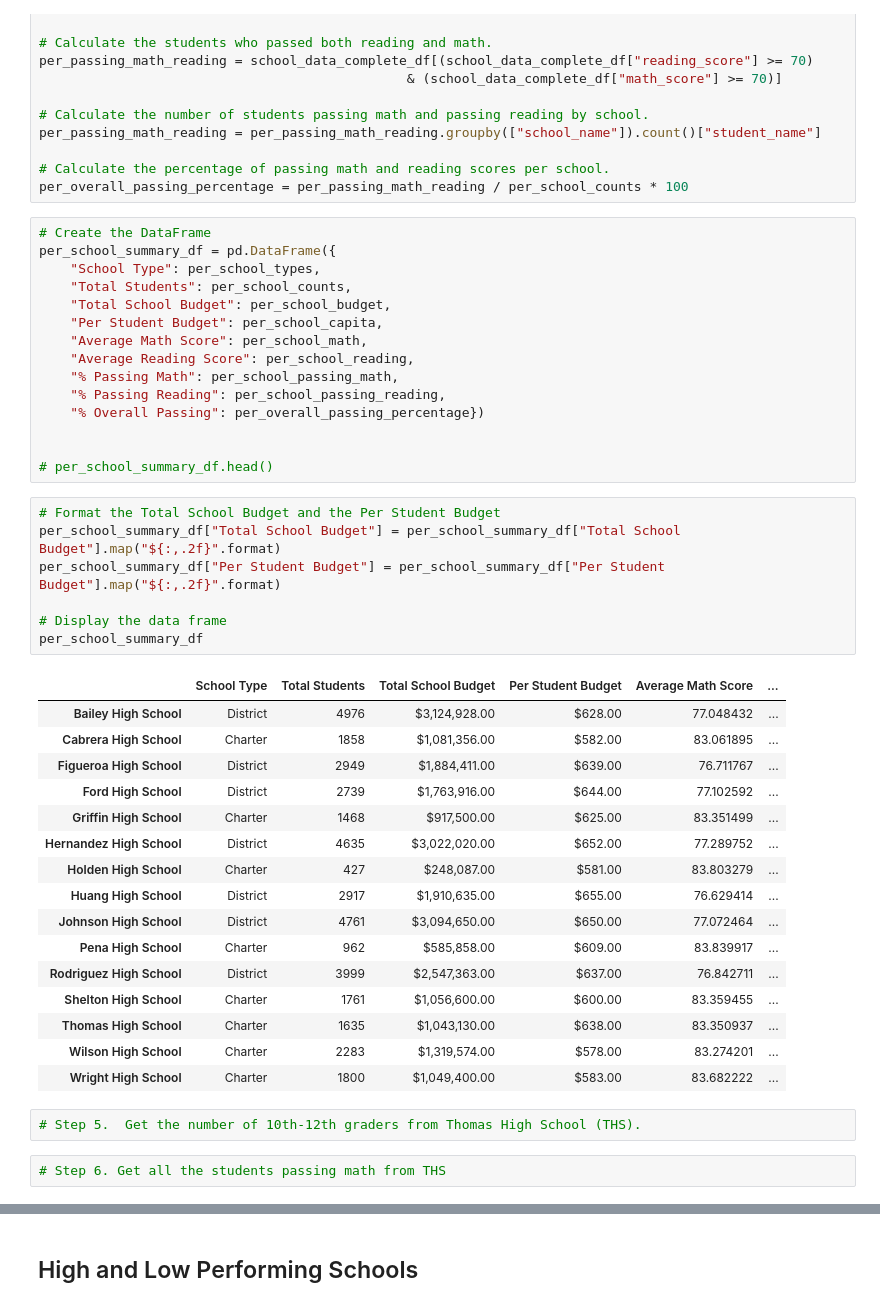
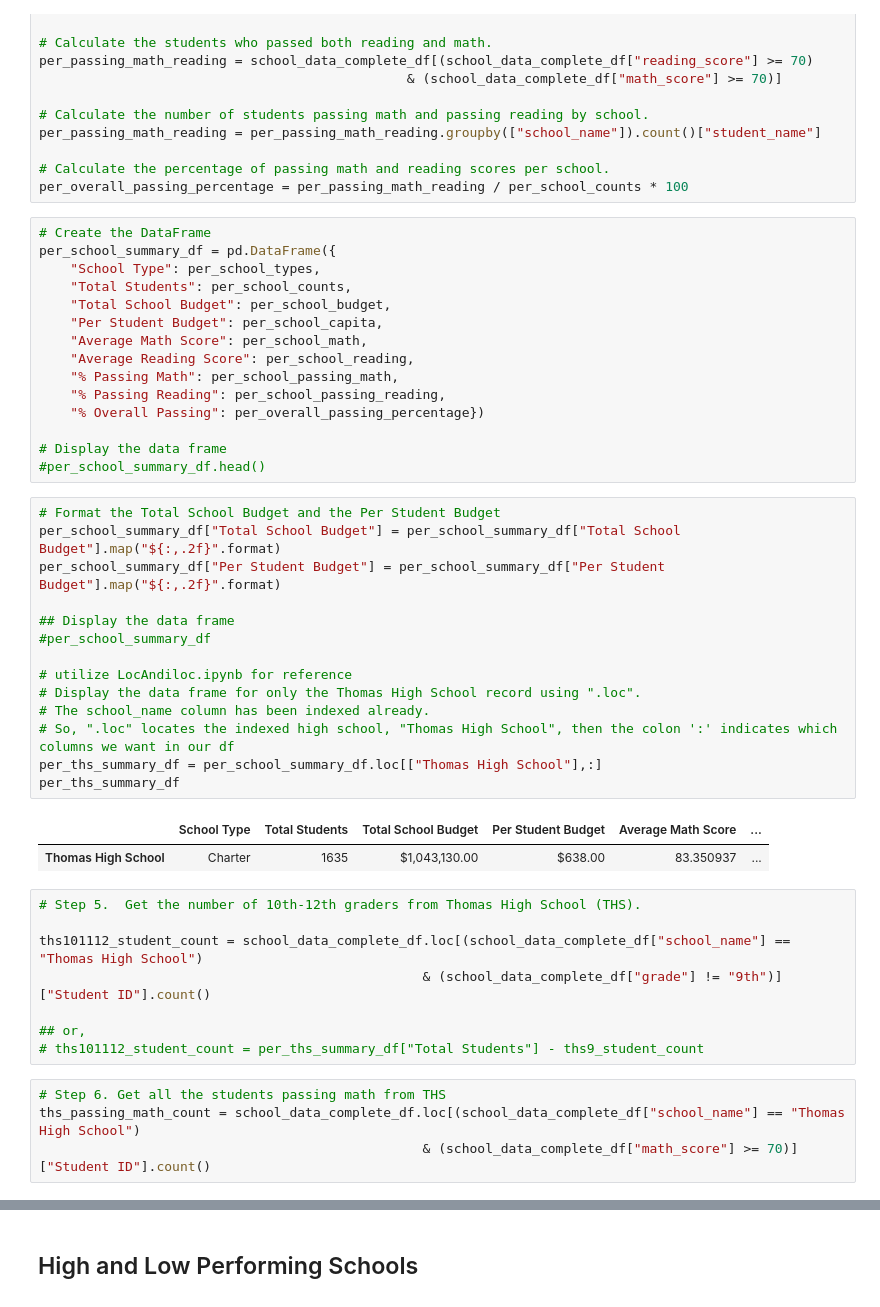
Before and after one commit to ChristineMitchell/PANDAS_HW, a Jupyter notebook: School_District_Analysis/PyCitySchools_Challenge.ipynb, the cells around one changed output, grey strips where cells are left out. Saved outputs shown, nothing was run; the diff lists cells and outputs as text.

```diff
--- a/School_District_Analysis/PyCitySchools_Challenge.ipynb
+++ b/School_District_Analysis/PyCitySchools_Challenge.ipynb
@@ -230,34 +217,35 @@ per_school_summary_df = pd.DataFrame({
     "% Passing Reading": per_school_passing_reading,
     "% Overall Passing": per_overall_passing_percentage})
 
-
-# per_school_summary_df.head()
+# Display the data frame
+#per_school_summary_df.head()
 # %%
 # Format the Total School Budget and the Per Student Budget
 per_school_summary_df["Total School Budget"] = per_school_summary_df["Total School Budget"].map("${:,.2f}".format)
 per_school_summary_df["Per Student Budget"] = per_school_summary_df["Per Student Budget"].map("${:,.2f}".format)
 
-# Display the data frame
-per_school_summary_df
+## Display the data frame
+#per_school_summary_df
+
+# utilize LocAndiloc.ipynb for reference
+# Display the data frame for only the Thomas High School record using ".loc".
+# The school_name column has been indexed already.
+# So, ".loc" locates the indexed high school, "Thomas High School", then the colon ':' indicates which columns we want in our df
+per_ths_summary_df = per_school_summary_df.loc[["Thomas High School"],:]
+per_ths_summary_df
 # %% [output]
 |  | School Type | Total Students | Total School Budget | Per Student Budget | Average Math Score | ... |
-| Bailey High School | District | 4976 | $3,124,928.00 | $628.00 | 77.048432 | ... |
-| Cabrera High School | Charter | 1858 | $1,081,356.00 | $582.00 | 83.061895 | ... |
-| Figueroa High School | District | 2949 | $1,884,411.00 | $639.00 | 76.711767 | ... |
-| Ford High School | District | 2739 | $1,763,916.00 | $644.00 | 77.102592 | ... |
-| Griffin High School | Charter | 1468 | $917,500.00 | $625.00 | 83.351499 | ... |
-| Hernandez High School | District | 4635 | $3,022,020.00 | $652.00 | 77.289752 | ... |
-| Holden High School | Charter | 427 | $248,087.00 | $581.00 | 83.803279 | ... |
-| Huang High School | District | 2917 | $1,910,635.00 | $655.00 | 76.629414 | ... |
-| Johnson High School | District | 4761 | $3,094,650.00 | $650.00 | 77.072464 | ... |
-| Pena High School | Charter | 962 | $585,858.00 | $609.00 | 83.839917 | ... |
-| Rodriguez High School | District | 3999 | $2,547,363.00 | $637.00 | 76.842711 | ... |
-| Shelton High School | Charter | 1761 | $1,056,600.00 | $600.00 | 83.359455 | ... |
 | Thomas High School | Charter | 1635 | $1,043,130.00 | $638.00 | 83.350937 | ... |
-| Wilson High School | Charter | 2283 | $1,319,574.00 | $578.00 | 83.274201 | ... |
-| Wright High School | Charter | 1800 | $1,049,400.00 | $583.00 | 83.682222 | ... |
 # %%
 # Step 5.  Get the number of 10th-12th graders from Thomas High School (THS).
+
+ths101112_student_count = school_data_complete_df.loc[(school_data_complete_df["school_name"] == "Thomas High School")
+                                                 & (school_data_complete_df["grade"] != "9th")]["Student ID"].count()
+
+## or,
+# ths101112_student_count = per_ths_summary_df["Total Students"] - ths9_student_count
 # %%
 # Step 6. Get all the students passing math from THS
+ths_passing_math_count = school_data_complete_df.loc[(school_data_complete_df["school_name"] == "Thomas High School")
+                                                 & (school_data_complete_df["math_score"] >= 70)]["Student ID"].count()
 # %%
```
Also changed, not shown: parts of 44 cells of this notebook.
